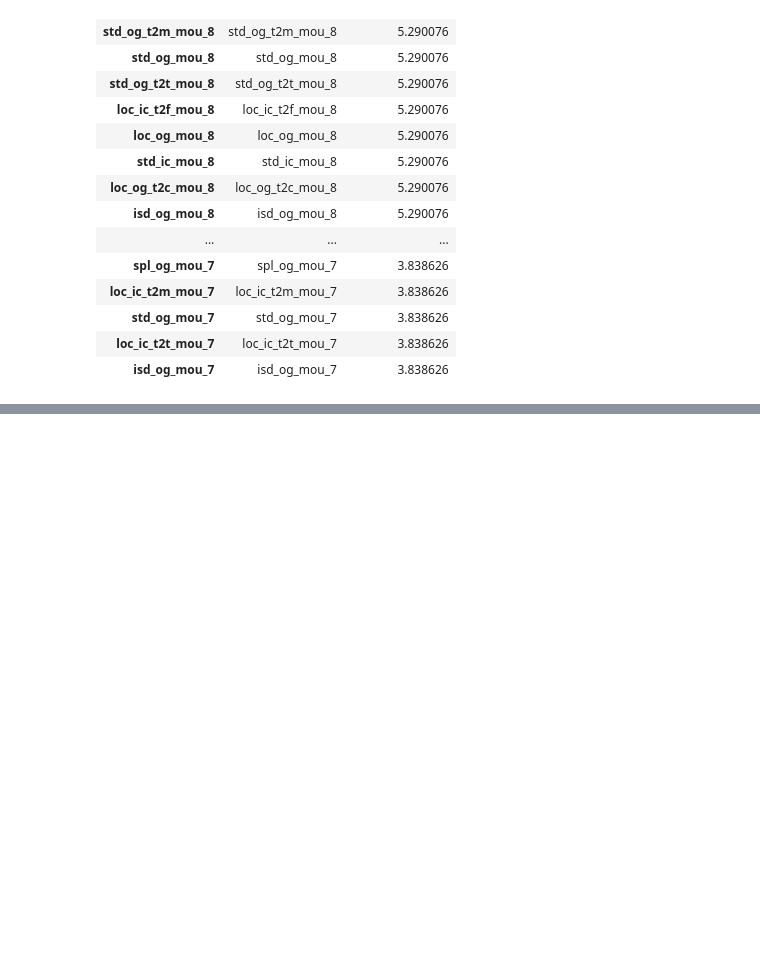
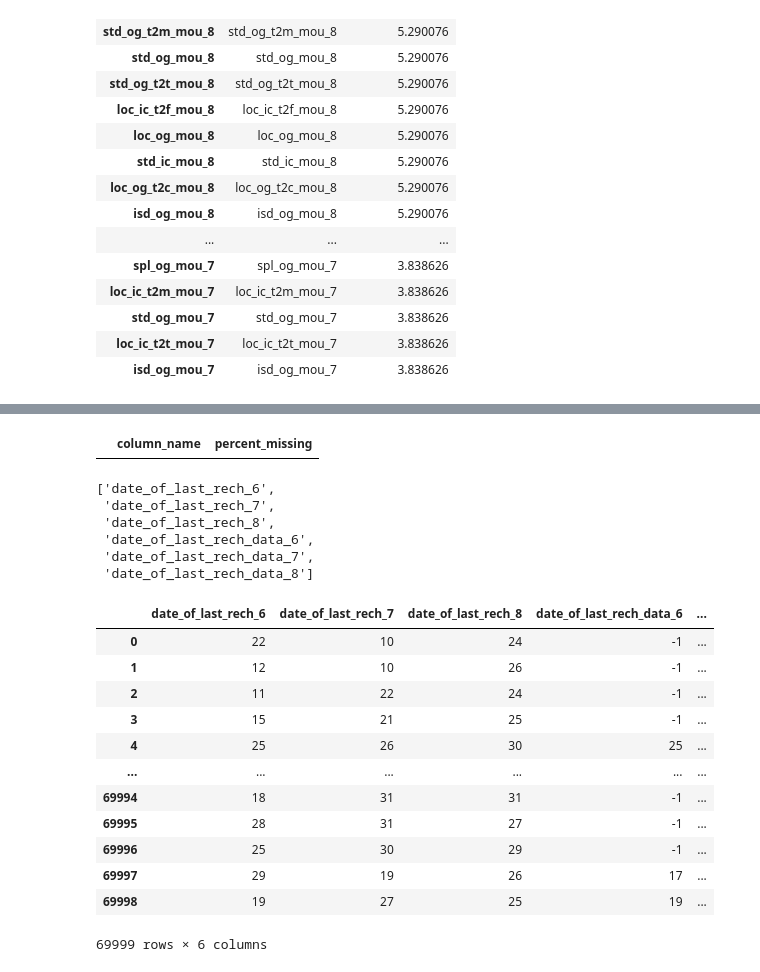
Before and after one commit to kushlulla/TelecomChurn_Kush_Gautam, a Jupyter notebook: Final.ipynb, the cells around one changed output, grey strips where cells are left out. Cells and saved outputs as stored; diff of their text form; code cells hidden in the pictures; blank space fills up the shorter version.

```diff
--- a/Final.ipynb
+++ b/Final.ipynb
@@ -319,0 +344,16 @@ miss[miss.percent_missing>0]
+# %%
+miss=missing_run(churn_df)
+miss[miss.percent_missing>0]
+# %% [output]
+|  | column_name | percent_missing |
+# %%
+# Now we have no null values
+# we can fix the date valriables and convert them into useale data
+DateList
+# %% [output]
+['date_of_last_rech_6',
+ 'date_of_last_rech_7',
+ 'date_of_last_rech_8',
+ 'date_of_last_rech_data_6',
+ 'date_of_last_rech_data_7',
+ 'date_of_last_rech_data_8']
@@ -319,0 +375,16 @@ miss[miss.percent_missing>0]
+# %%
+churn_df[DateList]
+# %% [output]
+|  | date_of_last_rech_6 | date_of_last_rech_7 | date_of_last_rech_8 | date_of_last_rech_data_6 | ... |
+| 0 | 22 | 10 | 24 | -1 | ... |
+| 1 | 12 | 10 | 26 | -1 | ... |
+| 2 | 11 | 22 | 24 | -1 | ... |
+| 3 | 15 | 21 | 25 | -1 | ... |
+| 4 | 25 | 26 | 30 | 25 | ... |
+| ... | ... | ... | ... | ... | ... |
+| 69994 | 18 | 31 | 31 | -1 | ... |
+| 69995 | 28 | 31 | 27 | -1 | ... |
+| 69996 | 25 | 30 | 29 | -1 | ... |
+| 69997 | 29 | 19 | 26 | 17 | ... |
+| 69998 | 19 | 27 | 25 | 19 | ... |
+69999 rows × 6 columns
```
Also changed, not shown: parts of 6 cells of this notebook, 1 other file.
